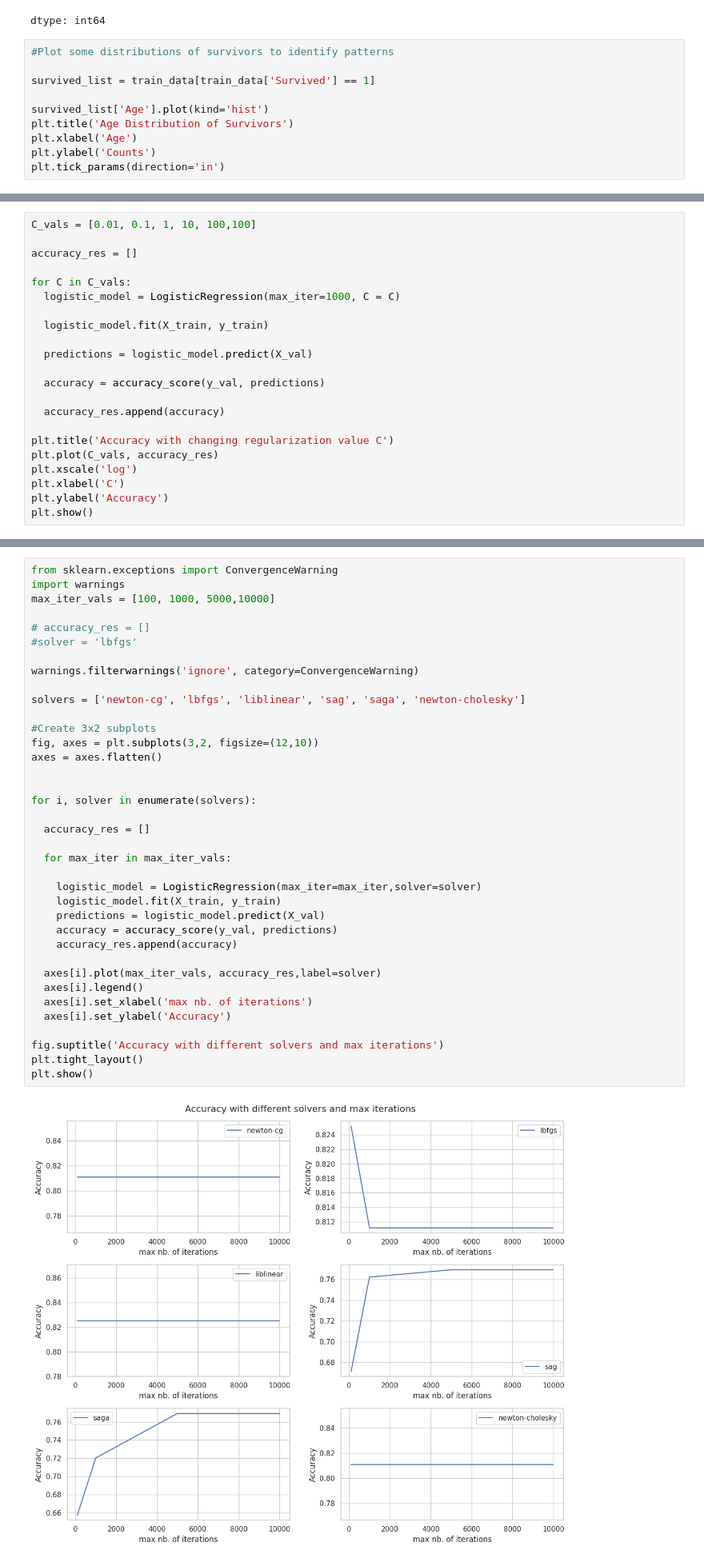
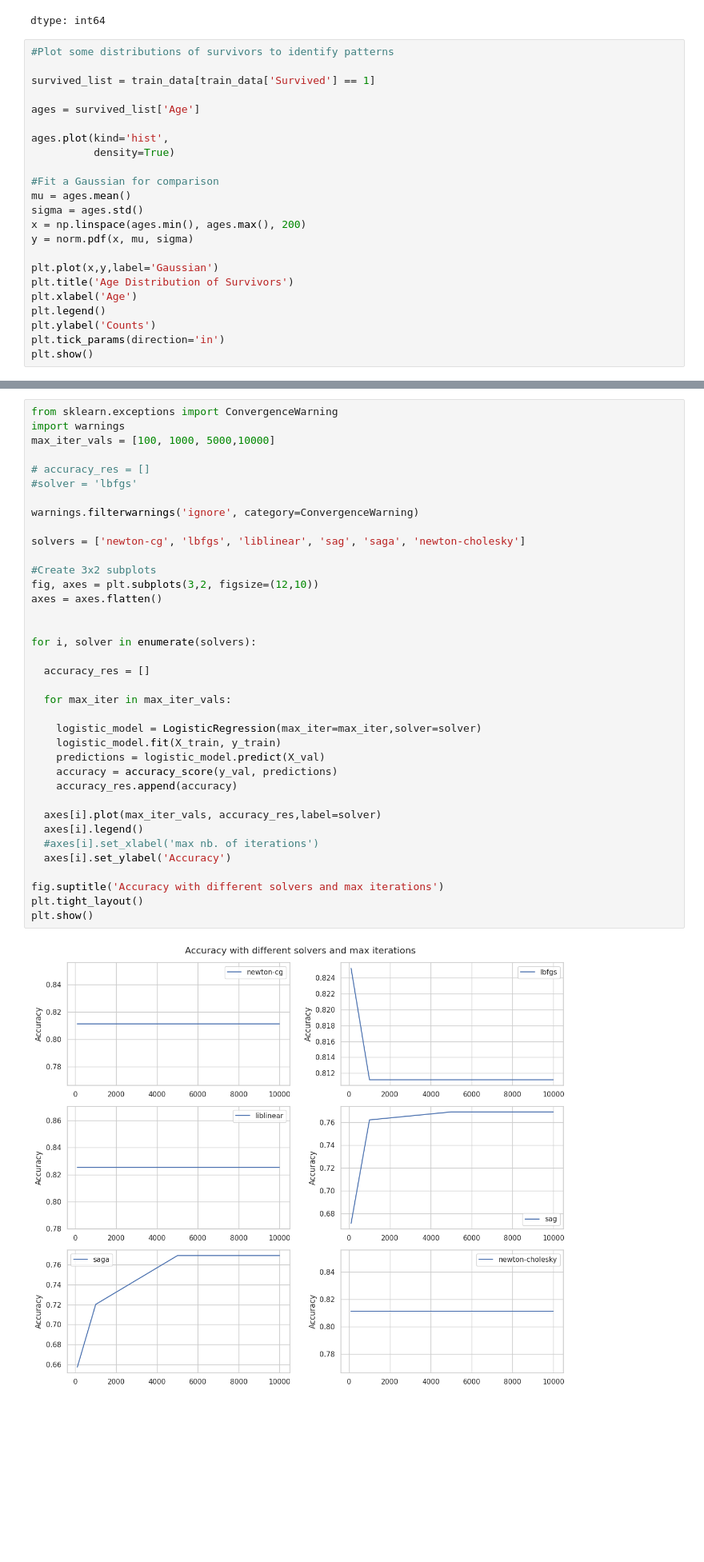
Before and after one commit to Bica-plus-equals/Titanic-Logistic-Regression, a Jupyter notebook: LogisticRegression_Project1.ipynb, the cells around one changed output, grey strips where cells are left out. Shown at 80% size. Cells and saved outputs as stored; diff of their text form; blank space fills up the shorter version.

```diff
--- a/LogisticRegression_Project1.ipynb
+++ b/LogisticRegression_Project1.ipynb
@@ -94,9 +106,22 @@ dtype: int64
 
 survived_list = train_data[train_data['Survived'] == 1]
 
-survived_list['Age'].plot(kind='hist')
+ages = survived_list['Age']
+
+ages.plot(kind='hist',
+          density=True)
+
+#Fit a Gaussian for comparison
+mu = ages.mean()
+sigma = ages.std()
+x = np.linspace(ages.min(), ages.max(), 200)
+y = norm.pdf(x, mu, sigma)
+
+plt.plot(x,y,label='Gaussian')
 plt.title('Age Distribution of Survivors')
 plt.xlabel('Age')
+plt.legend()
 plt.ylabel('Counts')
 plt.tick_params(direction='in')
+plt.show()
 # %% [output]
@@ -215,22 +239,0 @@ Accuracy: 0.8111888111888111
-# %%
-C_vals = [0.01, 0.1, 1, 10, 100,100]
-
-accuracy_res = []
-
-for C in C_vals:
-  logistic_model = LogisticRegression(max_iter=1000, C = C)
-
-  logistic_model.fit(X_train, y_train)
-
-  predictions = logistic_model.predict(X_val)
-
-  accuracy = accuracy_score(y_val, predictions)
-
-  accuracy_res.append(accuracy)
-
-plt.title('Accuracy with changing regularization value C')
-plt.plot(C_vals, accuracy_res)
-plt.xscale('log')
-plt.xlabel('C')
-plt.ylabel('Accuracy')
-plt.show()
@@ -307,32 +274,32 @@ max_iter_vals = [100, 1000, 5000,10000]
 
 warnings.filterwarnings('ignore', category=ConvergenceWarning)
 
 solvers = ['newton-cg', 'lbfgs', 'liblinear', 'sag', 'saga', 'newton-cholesky']
 
 #Create 3x2 subplots
 fig, axes = plt.subplots(3,2, figsize=(12,10))
 axes = axes.flatten()
 
 
 for i, solver in enumerate(solvers):
 
   accuracy_res = []
 
   for max_iter in max_iter_vals:
 
     logistic_model = LogisticRegression(max_iter=max_iter,solver=solver)
     logistic_model.fit(X_train, y_train)
     predictions = logistic_model.predict(X_val)
     accuracy = accuracy_score(y_val, predictions)
     accuracy_res.append(accuracy)
 
   axes[i].plot(max_iter_vals, accuracy_res,label=solver)
   axes[i].legend()
-  axes[i].set_xlabel('max nb. of iterations')
+  #axes[i].set_xlabel('max nb. of iterations')
   axes[i].set_ylabel('Accuracy')
 
 fig.suptitle('Accuracy with different solvers and max iterations')
 plt.tight_layout()
 plt.show()
 # %% [output]
-[figure, old version]
+[figure, new version]
```
Also changed, not shown: parts of 17 cells of this notebook.
